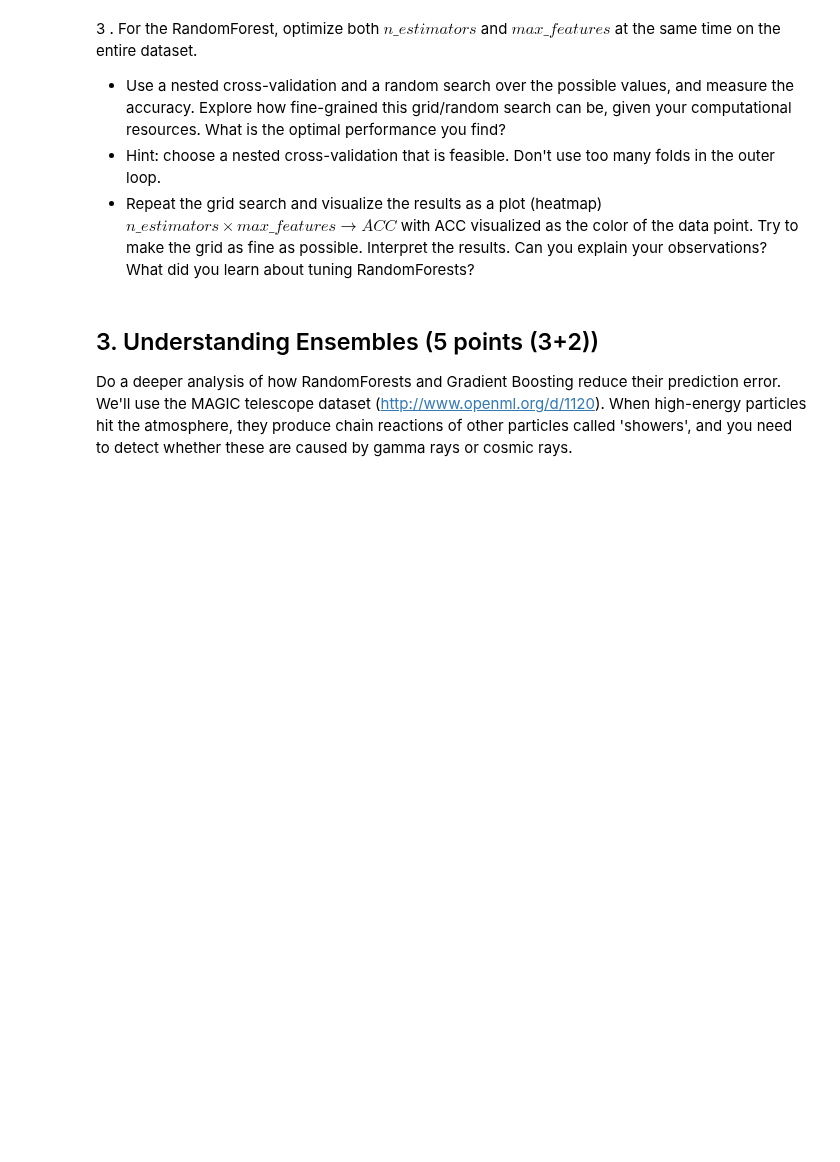
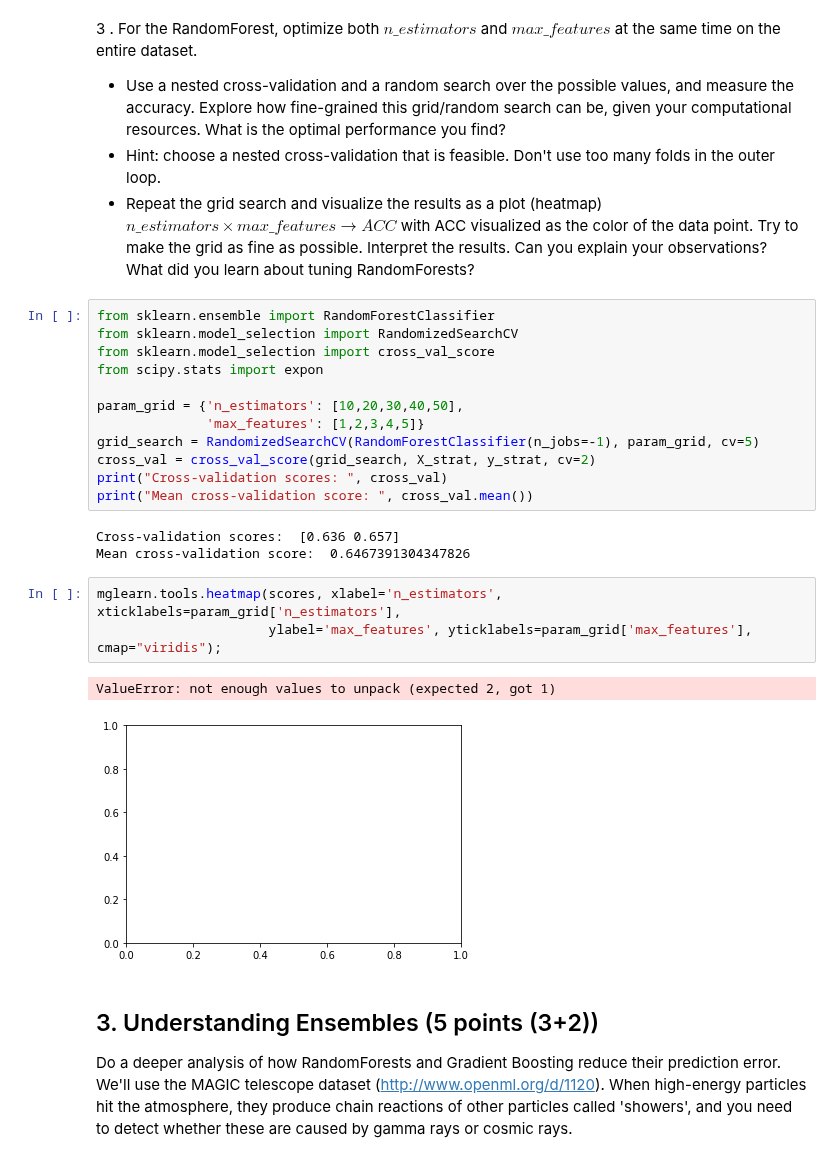
Before and after one commit to Mesoptier/ML-course, a Jupyter notebook: Assignment 1.ipynb, the cells around one changed output. Saved outputs shown, nothing was run; the diff lists cells and outputs as text; blank space fills up the shorter version.

```diff
--- a/Assignment 1.ipynb
+++ b/Assignment 1.ipynb
@@ -450,6 +446,27 @@ For n_estimators pick 97
 - Use a nested cross-validation and a random search over the possible values, and measure the accuracy. Explore how fine-grained this grid/random search can be, given your computational resources. What is the optimal performance you find?
 - Hint: choose a nested cross-validation that is feasible. Don't use too many folds in the outer loop.
 - Repeat the grid search and visualize the results as a plot (heatmap) $n\_estimators \times max\_features \rightarrow ACC$ with ACC visualized as the color of the data point. Try to make the grid as fine as possible. Interpret the results. Can you explain your observations? What did you learn about tuning RandomForests?
+# %%
+from sklearn.ensemble import RandomForestClassifier
+from sklearn.model_selection import RandomizedSearchCV
+from sklearn.model_selection import cross_val_score
+from scipy.stats import expon
+
+param_grid = {'n_estimators': [10,20,30,40,50],
+              'max_features': [1,2,3,4,5]}
+grid_search = RandomizedSearchCV(RandomForestClassifier(n_jobs=-1), param_grid, cv=5)
+cross_val = cross_val_score(grid_search, X_strat, y_strat, cv=2)
+print("Cross-validation scores: ", cross_val)
+print("Mean cross-validation score: ", cross_val.mean())
+# %% [output]
+Cross-validation scores:  [0.636 0.657]
+Mean cross-validation score:  0.6467391304347826
+# %%
+mglearn.tools.heatmap(scores, xlabel='n_estimators', xticklabels=param_grid['n_estimators'],
+                      ylabel='max_features', yticklabels=param_grid['max_features'], cmap="viridis");
+# %% [output]
+ValueError: not enough values to unpack (expected 2, got 1)
+[figure, added]
 # %% [markdown]
 ## 3. Understanding Ensembles (5 points (3+2))
 Do a deeper analysis of how RandomForests and Gradient Boosting reduce their prediction error. We'll use the MAGIC telescope dataset (http://www.openml.org/d/1120). When high-energy particles hit the atmosphere, they produce chain reactions of other particles called 'showers', and you need to detect whether these are caused by gamma rays or cosmic rays.
```
Also changed, not shown: parts of 3 cells of this notebook.
